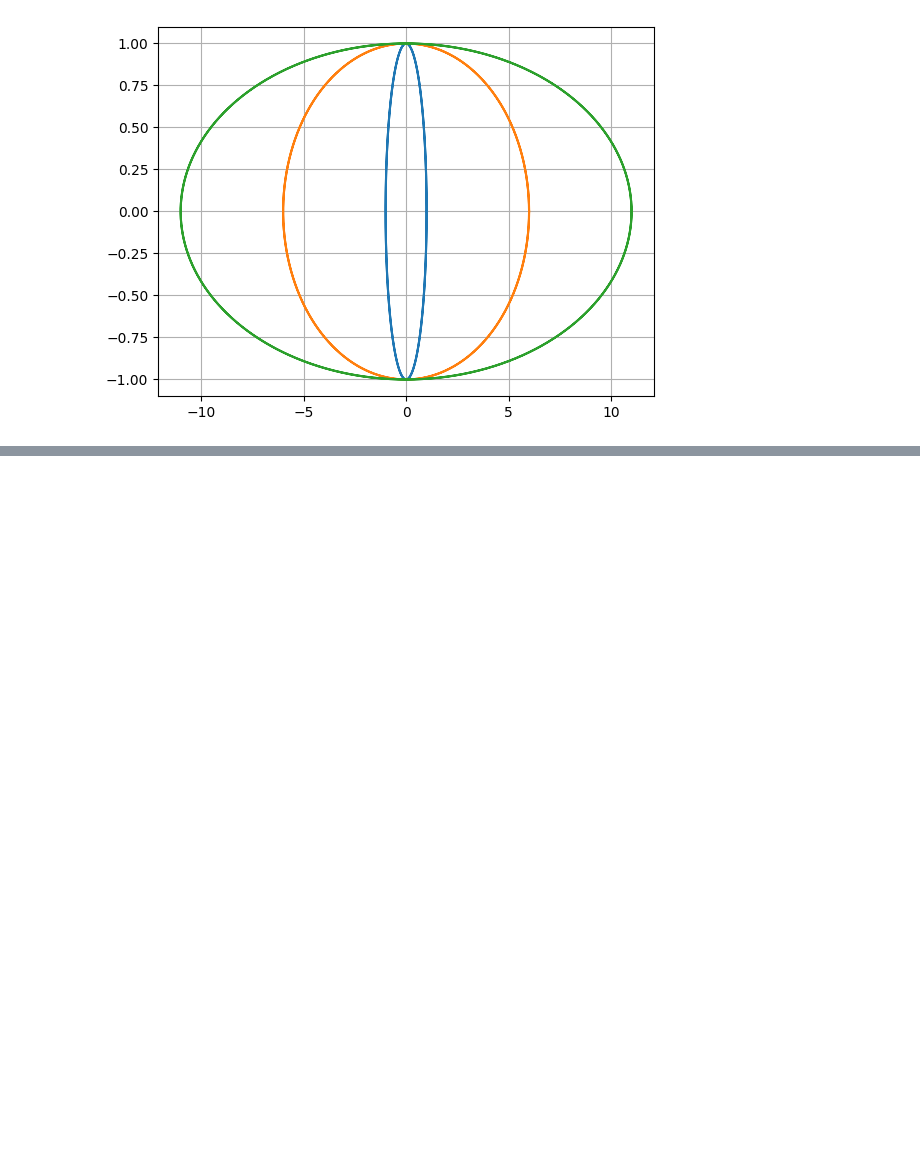
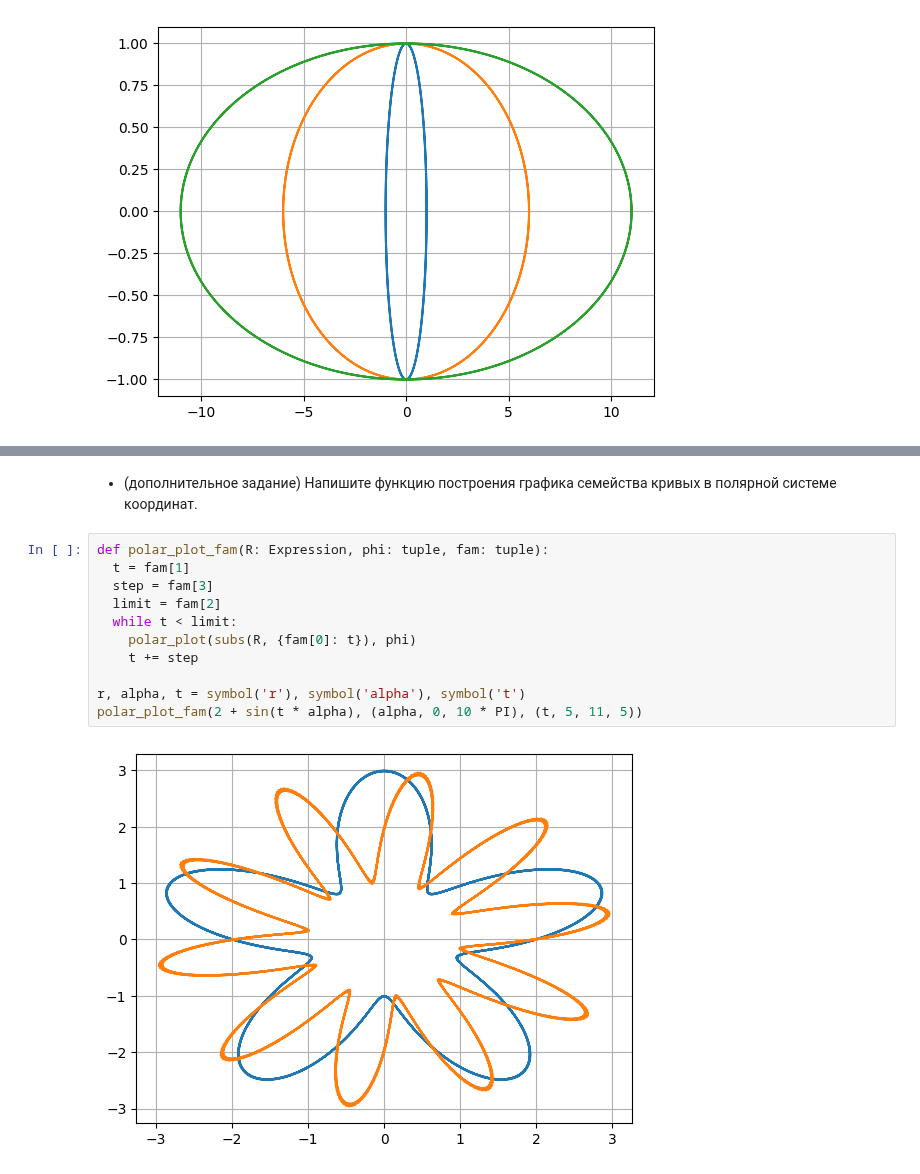
Before and after one commit to abgcw-dead/ca, a Jupyter notebook: L1.ipynb, the cells around one changed output, grey strips where cells are left out. Cells and saved outputs as stored; diff of their text form; blank space fills up the shorter version.

```diff
--- a/L1.ipynb
+++ b/L1.ipynb
@@ -3679,0 +3699,15 @@ parametric_plot_fam([p * cos(t), sin(t)], (t, 0, 4 * PI), (p, 1, 12, 5))
+# %% [markdown]
+* (дополнительное задание) Напишите функцию построения графика семейства кривых в полярной системе координат.
+# %%
+def polar_plot_fam(R: Expression, phi: tuple, fam: tuple):
+  t = fam[1]
+  step = fam[3]
+  limit = fam[2]
+  while t < limit:
+    polar_plot(subs(R, {fam[0]: t}), phi)
+    t += step
+
+r, alpha, t = symbol('r'), symbol('alpha'), symbol('t')
+polar_plot_fam(2 + sin(t * alpha), (alpha, 0, 10 * PI), (t, 5, 11, 5))
+# %% [output]
+[figure, added]
```
Also changed, not shown: parts of 2 cells of this notebook.
